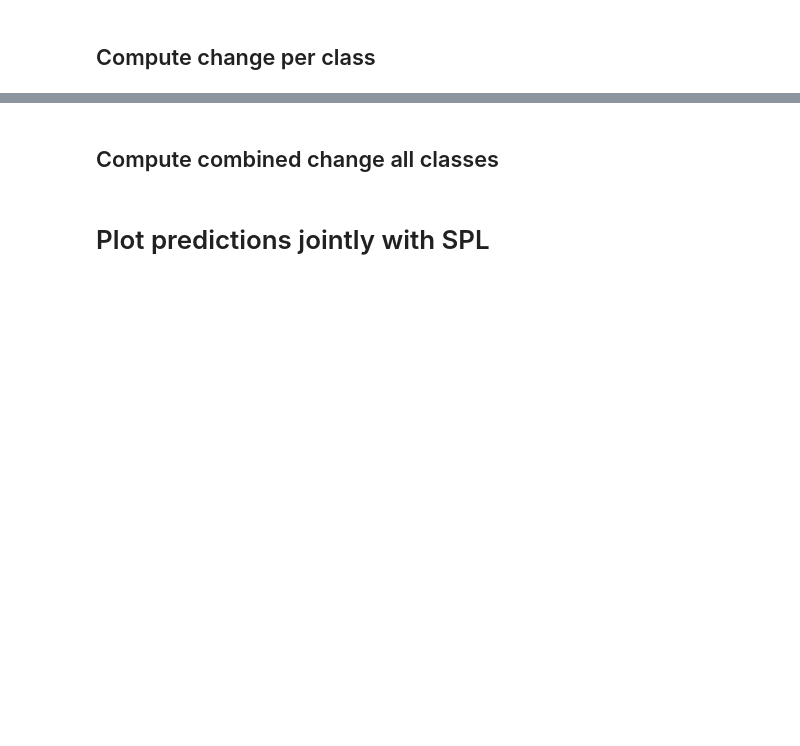
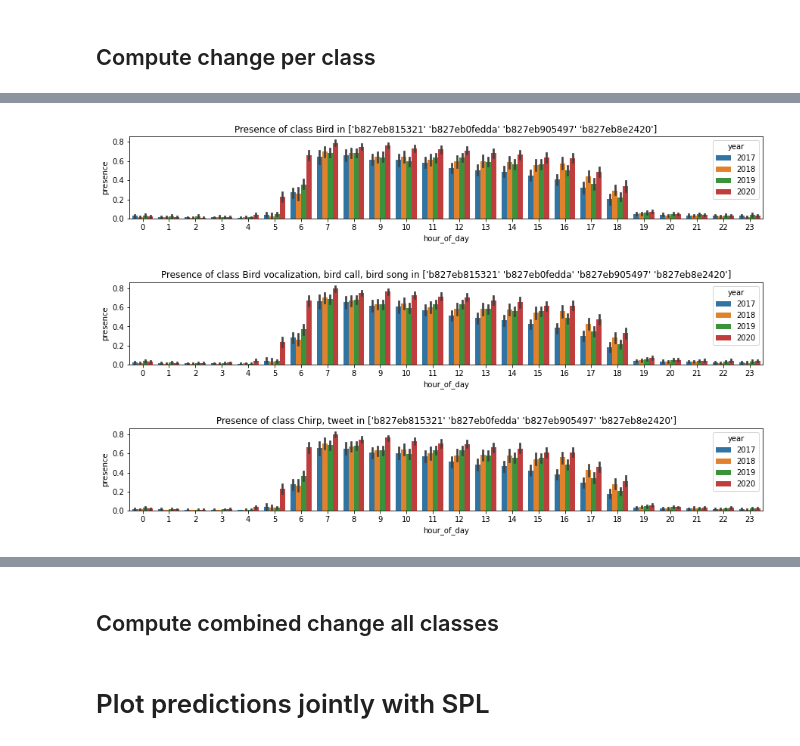
Before and after one commit to mt4426/Project, a Jupyter notebook: birds_analysis.ipynb, the cells around one changed output, grey strips where cells are left out. Drawn from its saved outputs; the diff is of its cells as text; code cells hidden in the pictures; blank space fills up the shorter version.

```diff
--- a/birds_analysis.ipynb
+++ b/birds_analysis.ipynb
@@ -339,0 +341,13 @@ for sound_class in df['sound_class'].unique():
+# %%
+for sound_class in df['sound_class'].unique():
+#     for year in _df['year'].unique():
+    _df_perclass = df[df['sound_class']==sound_class]
+    _df_perclass = compute_presence(_df_perclass, quick_ths)
+    plt.figure(figsize=(15,2))
+    sns.barplot(data=_df_perclass, x='hour_of_day', y='presence', hue='year')
+    plt.title(f"Presence of class {sound_class} in {df['sensor_id'].unique()}")
+    plt.show()
+# %% [output]
+[figure, added]
+[figure, added]
+[figure, added]
```
Also changed, not shown: parts of 16 cells of this notebook.
